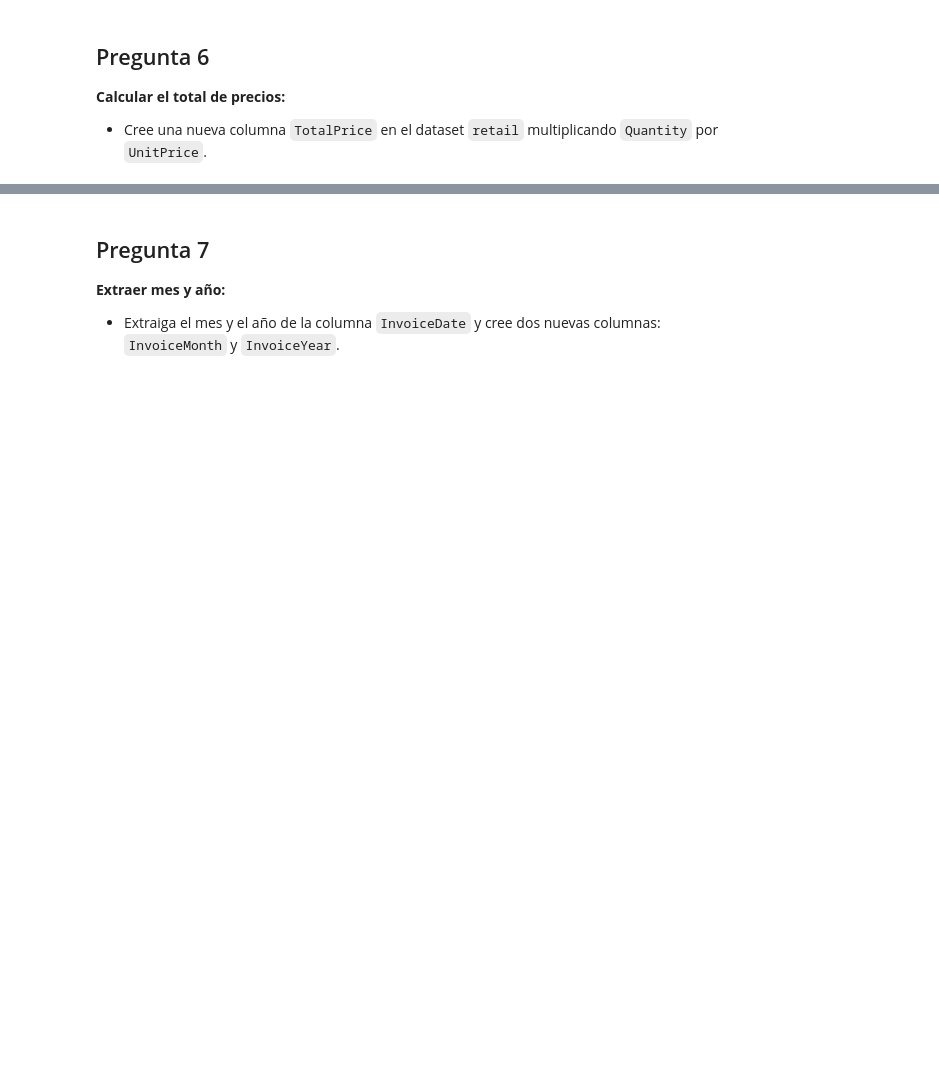
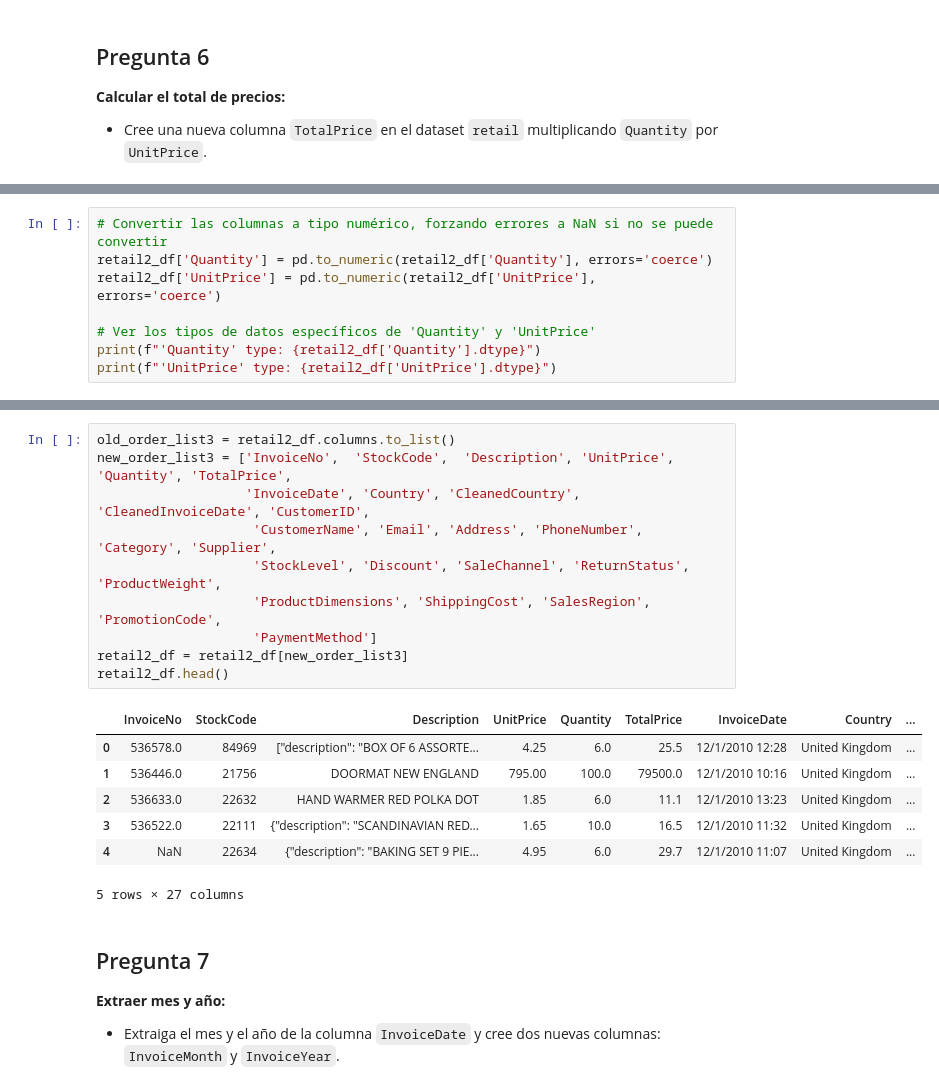
Before and after one commit to jdomdev/data-science-pandas, a Jupyter notebook: notebook/pract43-pd-final/pract43-pd-notebook.ipynb, the cells around one changed output, grey strips where cells are left out. Drawn from its saved outputs; the diff is of its cells as text; blank space fills up the shorter version.

```diff
--- a/notebook/pract43-pd-final/pract43-pd-notebook.ipynb
+++ b/notebook/pract43-pd-final/pract43-pd-notebook.ipynb
@@ -349,0 +490,8 @@ exchange_rates_df.shape
+# %%
+# Convertir las columnas a tipo numérico, forzando errores a NaN si no se puede convertir
+retail2_df['Quantity'] = pd.to_numeric(retail2_df['Quantity'], errors='coerce')
+retail2_df['UnitPrice'] = pd.to_numeric(retail2_df['UnitPrice'], errors='coerce')
+
+# Ver los tipos de datos específicos de 'Quantity' y 'UnitPrice'
+print(f"'Quantity' type: {retail2_df['Quantity'].dtype}")
+print(f"'UnitPrice' type: {retail2_df['UnitPrice'].dtype}")
@@ -350,3 +512,21 @@ exchange_rates_df.shape
+# %%
+old_order_list3 = retail2_df.columns.to_list()
+new_order_list3 = ['InvoiceNo',  'StockCode',  'Description', 'UnitPrice', 'Quantity', 'TotalPrice',
+                   'InvoiceDate', 'Country', 'CleanedCountry', 'CleanedInvoiceDate', 'CustomerID',
+                    'CustomerName', 'Email', 'Address', 'PhoneNumber', 'Category', 'Supplier',
+                    'StockLevel', 'Discount', 'SaleChannel', 'ReturnStatus', 'ProductWeight',
+                    'ProductDimensions', 'ShippingCost', 'SalesRegion', 'PromotionCode',
+                    'PaymentMethod']
+retail2_df = retail2_df[new_order_list3]
+retail2_df.head()
+# %% [output]
+|  | InvoiceNo | StockCode | Description | UnitPrice | Quantity | TotalPrice | InvoiceDate | Country | ... |
+| 0 | 536578.0 | 84969 | ["description": "BOX OF 6 ASSORTE... | 4.25 | 6.0 | 25.5 | 12/1/2010 12:28 | United Kingdom | ... |
+| 1 | 536446.0 | 21756 | DOORMAT NEW ENGLAND | 795.00 | 100.0 | 79500.0 | 12/1/2010 10:16 | United Kingdom | ... |
+| 2 | 536633.0 | 22632 | HAND WARMER RED POLKA DOT | 1.85 | 6.0 | 11.1 | 12/1/2010 13:23 | United Kingdom | ... |
+| 3 | 536522.0 | 22111 | {"description": "SCANDINAVIAN RED... | 1.65 | 10.0 | 16.5 | 12/1/2010 11:32 | United Kingdom | ... |
+| 4 | NaN | 22634 | {"description": "BAKING SET 9 PIE... | 4.95 | 6.0 | 29.7 | 12/1/2010 11:07 | United Kingdom | ... |
+5 rows × 27 columns
 # %% [markdown]
 ## Pregunta 7
 **Extraer mes y año:**
```
Also changed, not shown: parts of 37 cells of this notebook.
